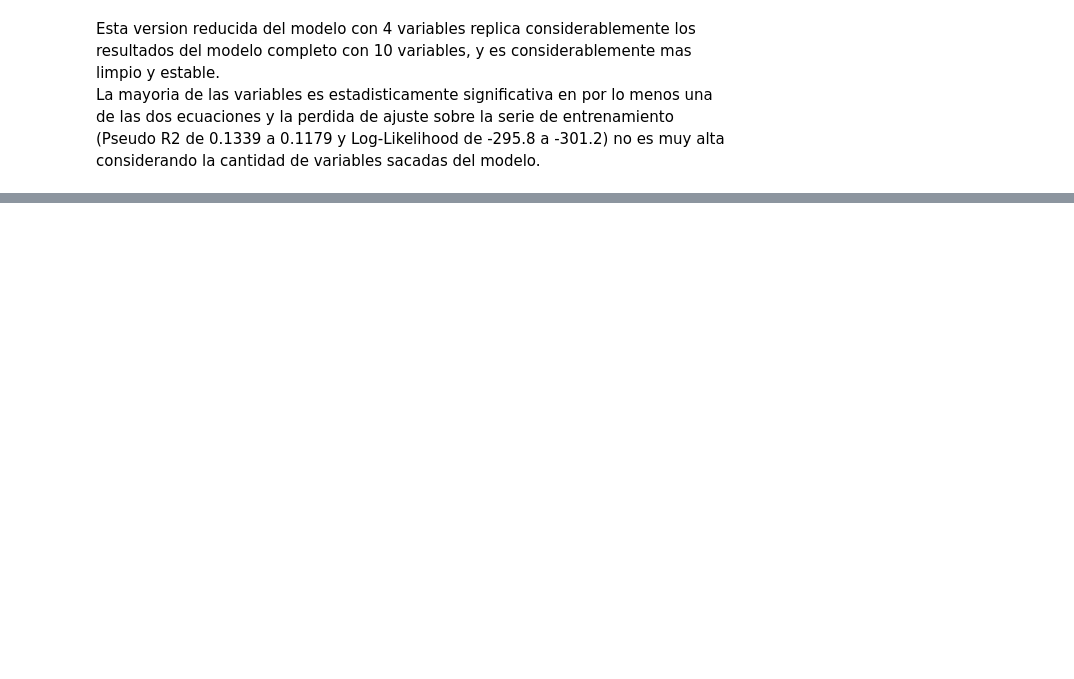
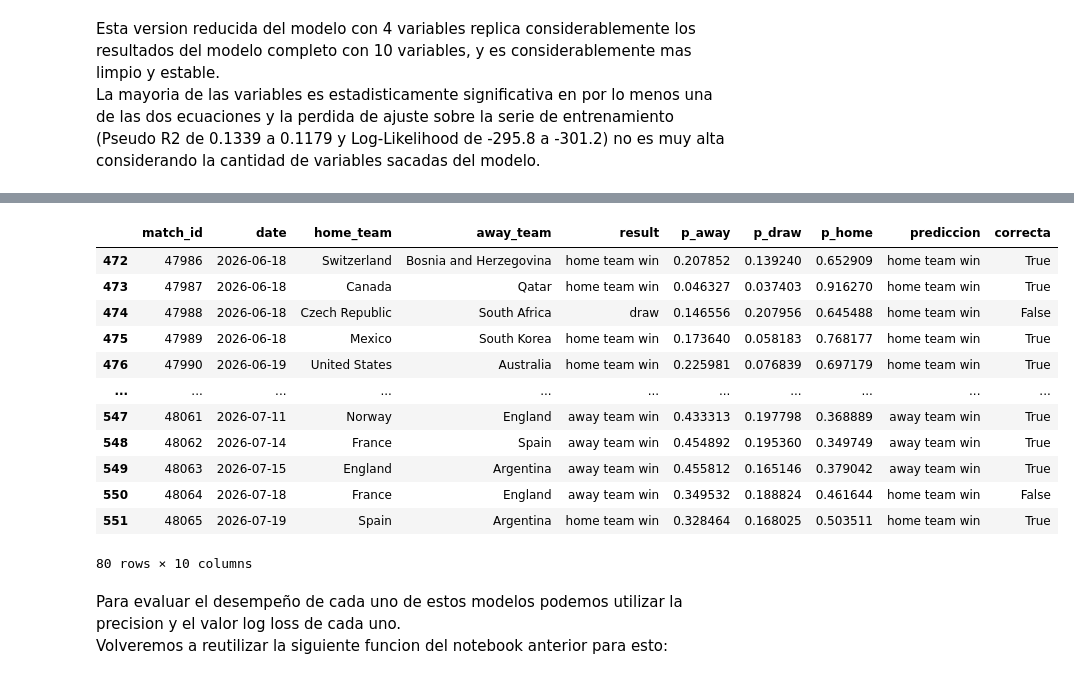
Before and after one commit to maximomilano9/Base-de-datos-de-partidos-de-futbol-masculino-21-a-nivel-selecciones-y-mundiales, a Jupyter notebook: notebooks/MachineLearning_2.ipynb, the cells around one changed output, grey strips where cells are left out. Saved outputs shown, nothing was run; the diff lists cells and outputs as text; code cells hidden in the pictures; blank space fills up the shorter version.

Commit message:
Continuando en notebooks de ML

```diff
--- a/notebooks/MachineLearning_2.ipynb
+++ b/notebooks/MachineLearning_2.ipynb
@@ -819,0 +935,19 @@ Seria goles_anotados_diff - goles_recibidos_diff
+# %%
+predicciones_M3
+# %% [output]
+|  | match_id | date | home_team | away_team | result | p_away | p_draw | p_home | prediccion | correcta |
+| 472 | 47986 | 2026-06-18 | Switzerland | Bosnia and Herzegovina | home team win | 0.207852 | 0.139240 | 0.652909 | home team win | True |
+| 473 | 47987 | 2026-06-18 | Canada | Qatar | home team win | 0.046327 | 0.037403 | 0.916270 | home team win | True |
+| 474 | 47988 | 2026-06-18 | Czech Republic | South Africa | draw | 0.146556 | 0.207956 | 0.645488 | home team win | False |
+| 475 | 47989 | 2026-06-18 | Mexico | South Korea | home team win | 0.173640 | 0.058183 | 0.768177 | home team win | True |
+| 476 | 47990 | 2026-06-19 | United States | Australia | home team win | 0.225981 | 0.076839 | 0.697179 | home team win | True |
+| ... | ... | ... | ... | ... | ... | ... | ... | ... | ... | ... |
+| 547 | 48061 | 2026-07-11 | Norway | England | away team win | 0.433313 | 0.197798 | 0.368889 | away team win | True |
+| 548 | 48062 | 2026-07-14 | France | Spain | away team win | 0.454892 | 0.195360 | 0.349749 | away team win | True |
+| 549 | 48063 | 2026-07-15 | England | Argentina | away team win | 0.455812 | 0.165146 | 0.379042 | away team win | True |
+| 550 | 48064 | 2026-07-18 | France | England | away team win | 0.349532 | 0.188824 | 0.461644 | home team win | False |
+| 551 | 48065 | 2026-07-19 | Spain | Argentina | home team win | 0.328464 | 0.168025 | 0.503511 | home team win | True |
+80 rows × 10 columns
+# %% [markdown]
+Para evaluar el desempeño de cada uno de estos modelos podemos utilizar la precision y el valor log loss de cada uno.
+Volveremos a reutilizar la siguiente funcion del notebook anterior para esto:
```
Also changed, not shown: parts of 28 cells of this notebook, 1 other file.
